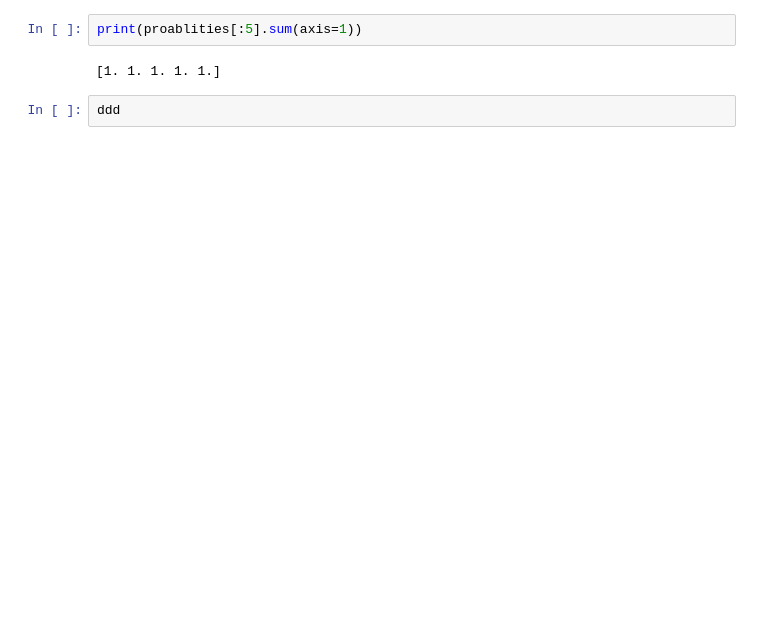
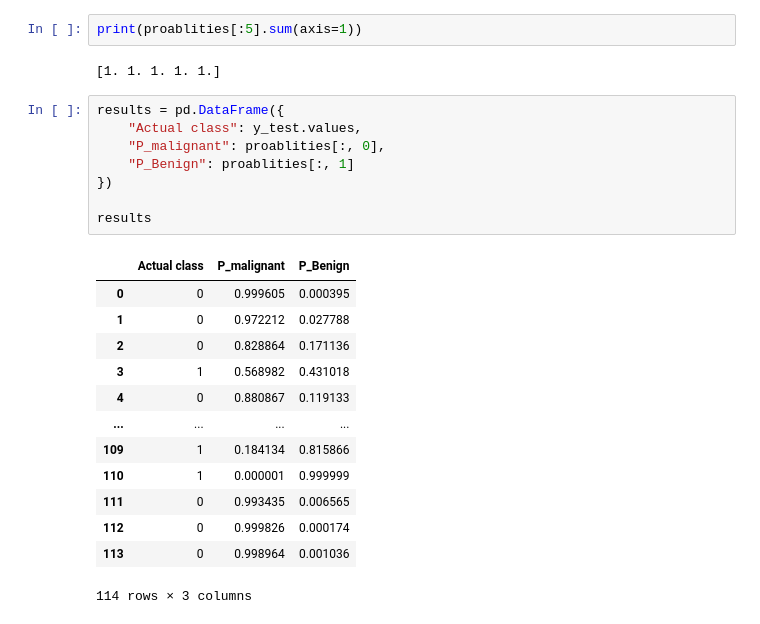
Before and after one commit to NeelPatel2548/APS-Subject-Work, a Jupyter notebook: LabWork 2508.ipynb, the cells around one changed output. Drawn from its saved outputs; the diff is of its cells as text; blank space fills up the shorter version.

```diff
--- a/LabWork 2508.ipynb
+++ b/LabWork 2508.ipynb
@@ -128,4 +128,24 @@ print(proablities[:5].sum(axis=1))
 # %% [output]
 [1. 1. 1. 1. 1.]
 # %%
-ddd
+results = pd.DataFrame({
+    "Actual class": y_test.values,
+    "P_malignant": proablities[:, 0],
+    "P_Benign": proablities[:, 1]
+})
+
+results
+# %% [output]
+|  | Actual class | P_malignant | P_Benign |
+| 0 | 0 | 0.999605 | 0.000395 |
+| 1 | 0 | 0.972212 | 0.027788 |
+| 2 | 0 | 0.828864 | 0.171136 |
+| 3 | 1 | 0.568982 | 0.431018 |
+| 4 | 0 | 0.880867 | 0.119133 |
+| ... | ... | ... | ... |
+| 109 | 1 | 0.184134 | 0.815866 |
+| 110 | 1 | 0.000001 | 0.999999 |
+| 111 | 0 | 0.993435 | 0.006565 |
+| 112 | 0 | 0.999826 | 0.000174 |
+| 113 | 0 | 0.998964 | 0.001036 |
+114 rows × 3 columns
```
Also changed, not shown: parts of 9 cells of this notebook, 1 other file.
